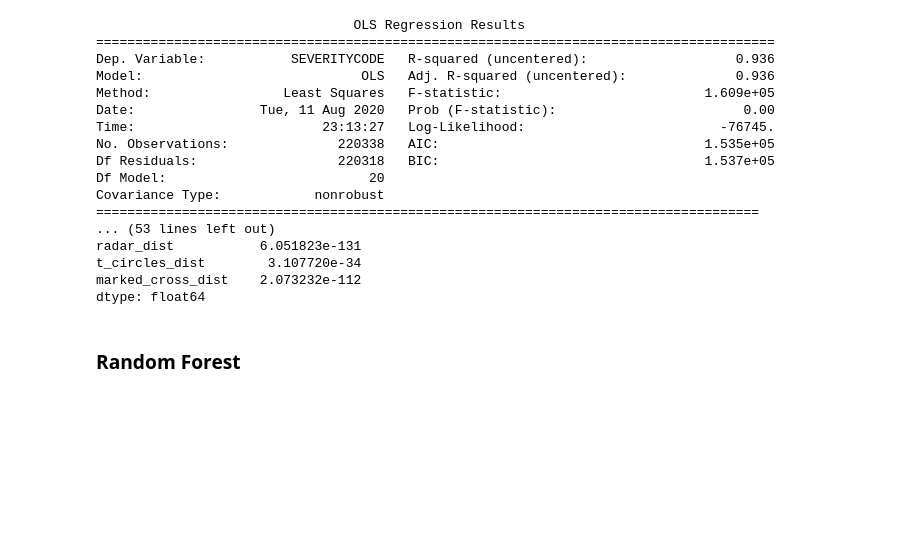
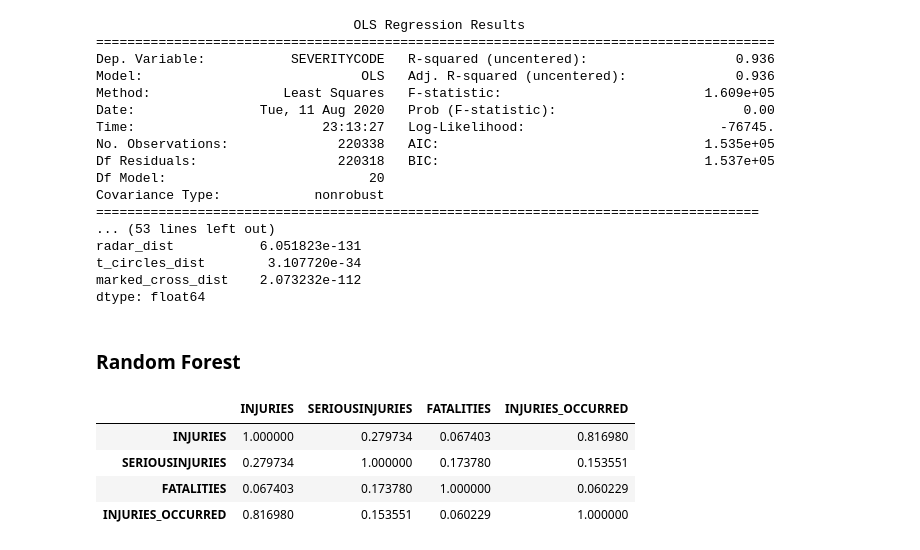
Before and after one commit to DataCircles/traffic_collisions_ml_team1, a Jupyter notebook: notebooks/cindy_model1.ipynb, the cells around one changed output. Saved outputs shown, nothing was run; the diff lists cells and outputs as text; code cells hidden in the pictures; blank space fills up the shorter version.

```diff
--- a/notebooks/cindy_model1.ipynb
+++ b/notebooks/cindy_model1.ipynb
@@ -481,5 +485,15 @@ dtype: float64
 # %%
 # instead of predicting category of severity code, determined binary: injuries vs no injuries
 data['INJURIES_OCCURRED'] = (y >= 2).astype(int)
+# %%
+# drop the other columns indicating injuries
+# also drop person count
+data[['INJURIES', 'SERIOUSINJURIES', 'FATALITIES', 'INJURIES_OCCURRED']].corr()
+# %% [output]
+|  | INJURIES | SERIOUSINJURIES | FATALITIES | INJURIES_OCCURRED |
+| INJURIES | 1.000000 | 0.279734 | 0.067403 | 0.816980 |
+| SERIOUSINJURIES | 0.279734 | 1.000000 | 0.173780 | 0.153551 |
+| FATALITIES | 0.067403 | 0.173780 | 1.000000 | 0.060229 |
+| INJURIES_OCCURRED | 0.816980 | 0.153551 | 0.060229 | 1.000000 |
 # %%
 y2 = data.pop('INJURIES_OCCURRED')
```
Also changed, not shown: parts of 13 cells of this notebook.
